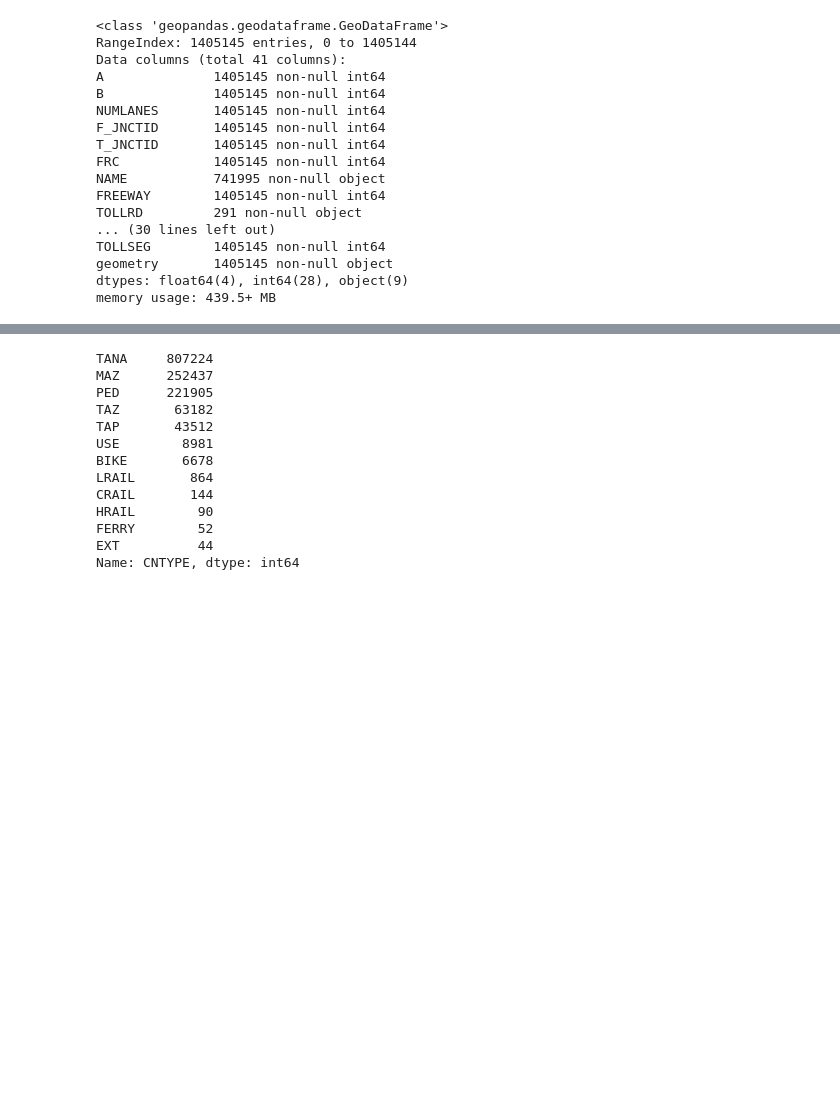
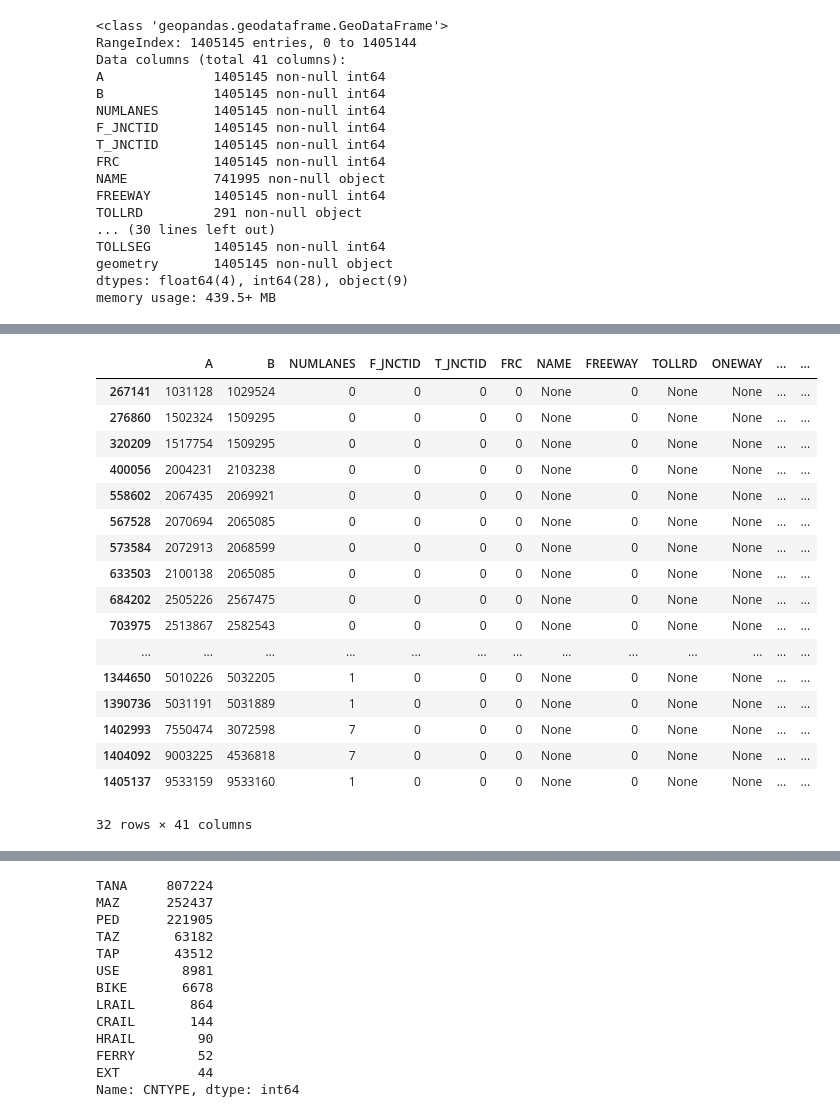
Before and after one commit to BayAreaMetro/travel-model-two-networks, a Jupyter notebook: notebooks/pipeline/step4_conflate_with_third_party.ipynb, the cells around one changed output, grey strips where cells are left out. Saved outputs shown, nothing was run; the diff lists cells and outputs as text; code cells hidden in the pictures; blank space fills up the shorter version.

```diff
--- a/notebooks/pipeline/step4_conflate_with_third_party.ipynb
+++ b/notebooks/pipeline/step4_conflate_with_third_party.ipynb
@@ -123,0 +212,21 @@ memory usage: 439.5+ MB
+# %%
+tm2_link_gdf[tm2_link_gdf.CNTYPE.isnull()]
+# %% [output]
+|  | A | B | NUMLANES | F_JNCTID | T_JNCTID | FRC | NAME | FREEWAY | TOLLRD | ONEWAY | ... | ... |
+| 267141 | 1031128 | 1029524 | 0 | 0 | 0 | 0 | None | 0 | None | None | ... | ... |
+| 276860 | 1502324 | 1509295 | 0 | 0 | 0 | 0 | None | 0 | None | None | ... | ... |
+| 320209 | 1517754 | 1509295 | 0 | 0 | 0 | 0 | None | 0 | None | None | ... | ... |
+| 400056 | 2004231 | 2103238 | 0 | 0 | 0 | 0 | None | 0 | None | None | ... | ... |
+| 558602 | 2067435 | 2069921 | 0 | 0 | 0 | 0 | None | 0 | None | None | ... | ... |
+| 567528 | 2070694 | 2065085 | 0 | 0 | 0 | 0 | None | 0 | None | None | ... | ... |
+| 573584 | 2072913 | 2068599 | 0 | 0 | 0 | 0 | None | 0 | None | None | ... | ... |
+| 633503 | 2100138 | 2065085 | 0 | 0 | 0 | 0 | None | 0 | None | None | ... | ... |
+| 684202 | 2505226 | 2567475 | 0 | 0 | 0 | 0 | None | 0 | None | None | ... | ... |
+| 703975 | 2513867 | 2582543 | 0 | 0 | 0 | 0 | None | 0 | None | None | ... | ... |
+| ... | ... | ... | ... | ... | ... | ... | ... | ... | ... | ... | ... | ... |
+| 1344650 | 5010226 | 5032205 | 1 | 0 | 0 | 0 | None | 0 | None | None | ... | ... |
+| 1390736 | 5031191 | 5031889 | 1 | 0 | 0 | 0 | None | 0 | None | None | ... | ... |
+| 1402993 | 7550474 | 3072598 | 7 | 0 | 0 | 0 | None | 0 | None | None | ... | ... |
+| 1404092 | 9003225 | 4536818 | 7 | 0 | 0 | 0 | None | 0 | None | None | ... | ... |
+| 1405137 | 9533159 | 9533160 | 1 | 0 | 0 | 0 | None | 0 | None | None | ... | ... |
+32 rows × 41 columns
```
Also changed, not shown: parts of 41 cells of this notebook, 11 other files.
